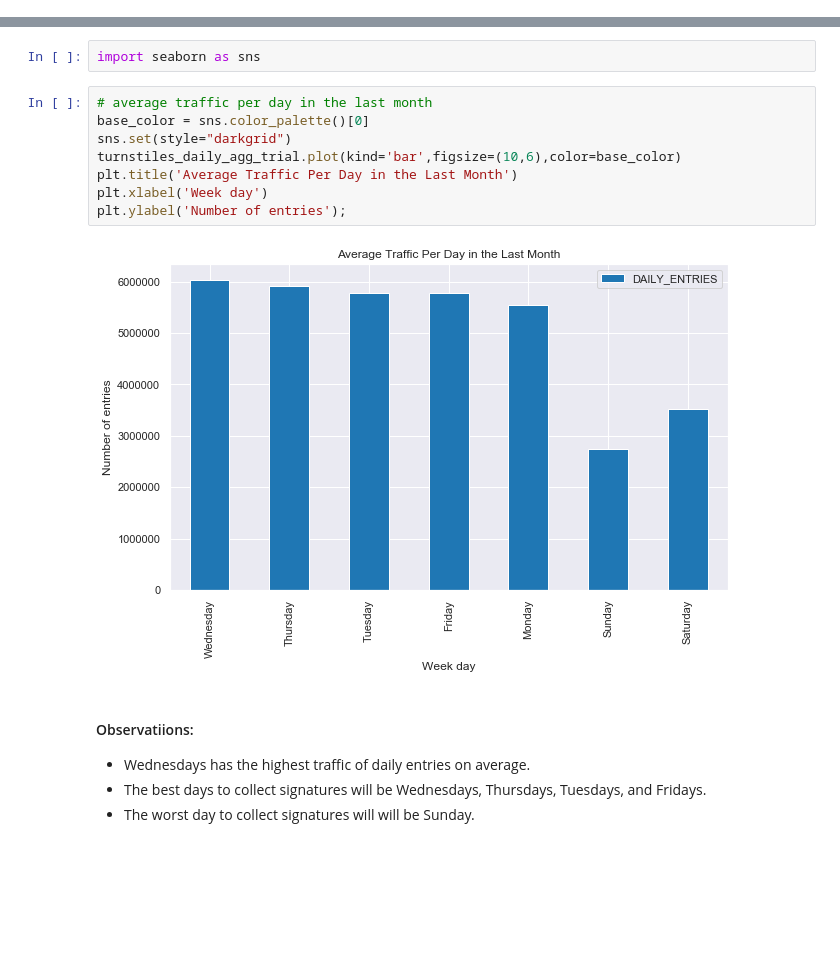
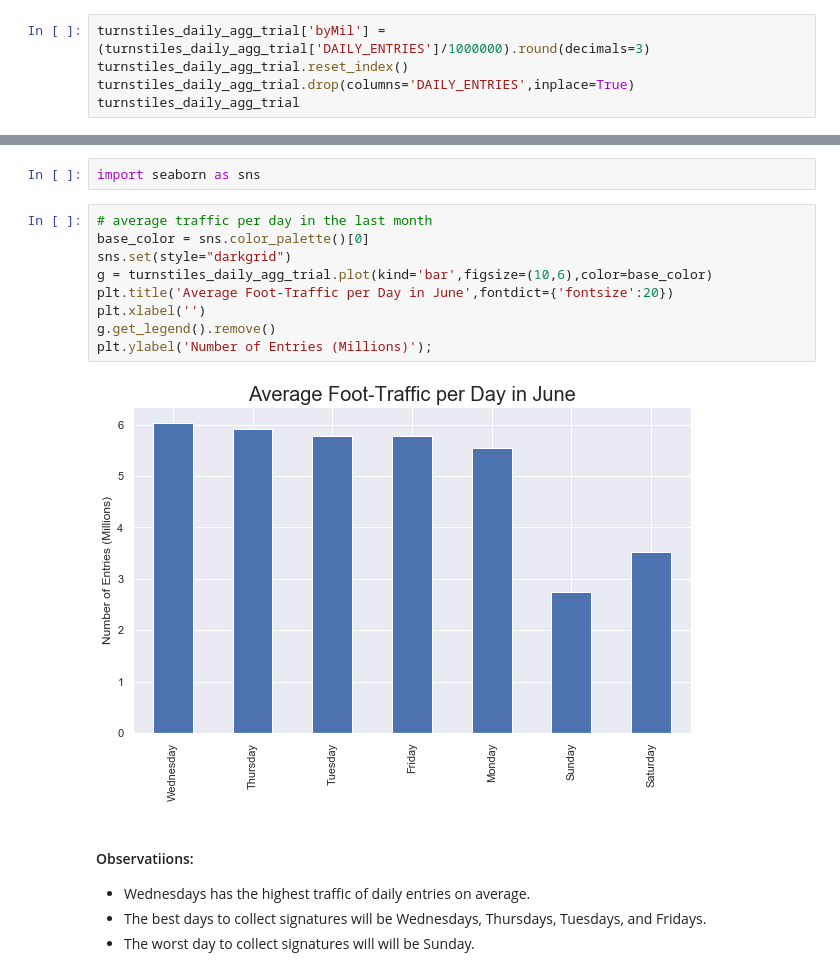
Before and after one commit to alou127/project1, a Jupyter notebook: one_month_mta_viz_final_with_commentss.ipynb, the cells around one changed output, grey strips where cells are left out. Cells and saved outputs as stored; diff of their text form; blank space fills up the shorter version.

```diff
--- a/one_month_mta_viz_final_with_commentss.ipynb
+++ b/one_month_mta_viz_final_with_commentss.ipynb
@@ -352,3 +352,8 @@ turnstiles_daily_agg_trial
 | Monday | 5.551616e+06 |
 | Sunday | 2.739572e+06 |
 | Saturday | 3.522517e+06 |
+# %%
+turnstiles_daily_agg_trial['byMil'] = (turnstiles_daily_agg_trial['DAILY_ENTRIES']/1000000).round(decimals=3)
+turnstiles_daily_agg_trial.reset_index()
+turnstiles_daily_agg_trial.drop(columns='DAILY_ENTRIES',inplace=True)
+turnstiles_daily_agg_trial
@@ -361,13 +376,14 @@ import seaborn as sns
 # %%
 # average traffic per day in the last month
 base_color = sns.color_palette()[0]
 sns.set(style="darkgrid")
-turnstiles_daily_agg_trial.plot(kind='bar',figsize=(10,6),color=base_color)
-plt.title('Average Traffic Per Day in the Last Month')
-plt.xlabel('Week day')
-plt.ylabel('Number of entries');
+g = turnstiles_daily_agg_trial.plot(kind='bar',figsize=(10,6),color=base_color)
+plt.title('Average Foot-Traffic per Day in June',fontdict={'fontsize':20})
+plt.xlabel('')
+g.get_legend().remove()
+plt.ylabel('Number of Entries (Millions)');
 # %% [output]
-[figure, old version]
+[figure, new version]
 # %% [markdown]
 #### Observatiions:
 - Wednesdays has the highest traffic of daily entries on average.
```
Also changed, not shown: parts of 6 cells of this notebook.
